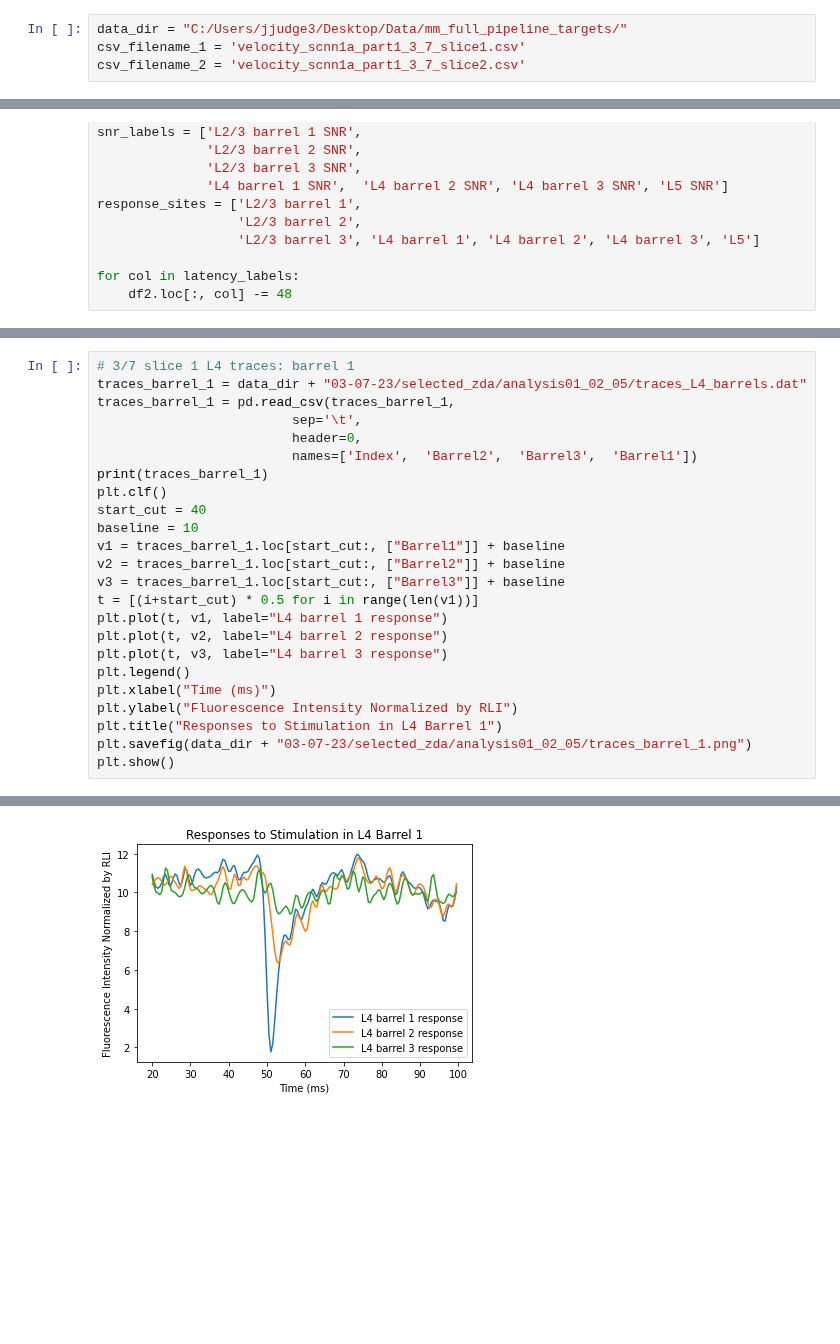
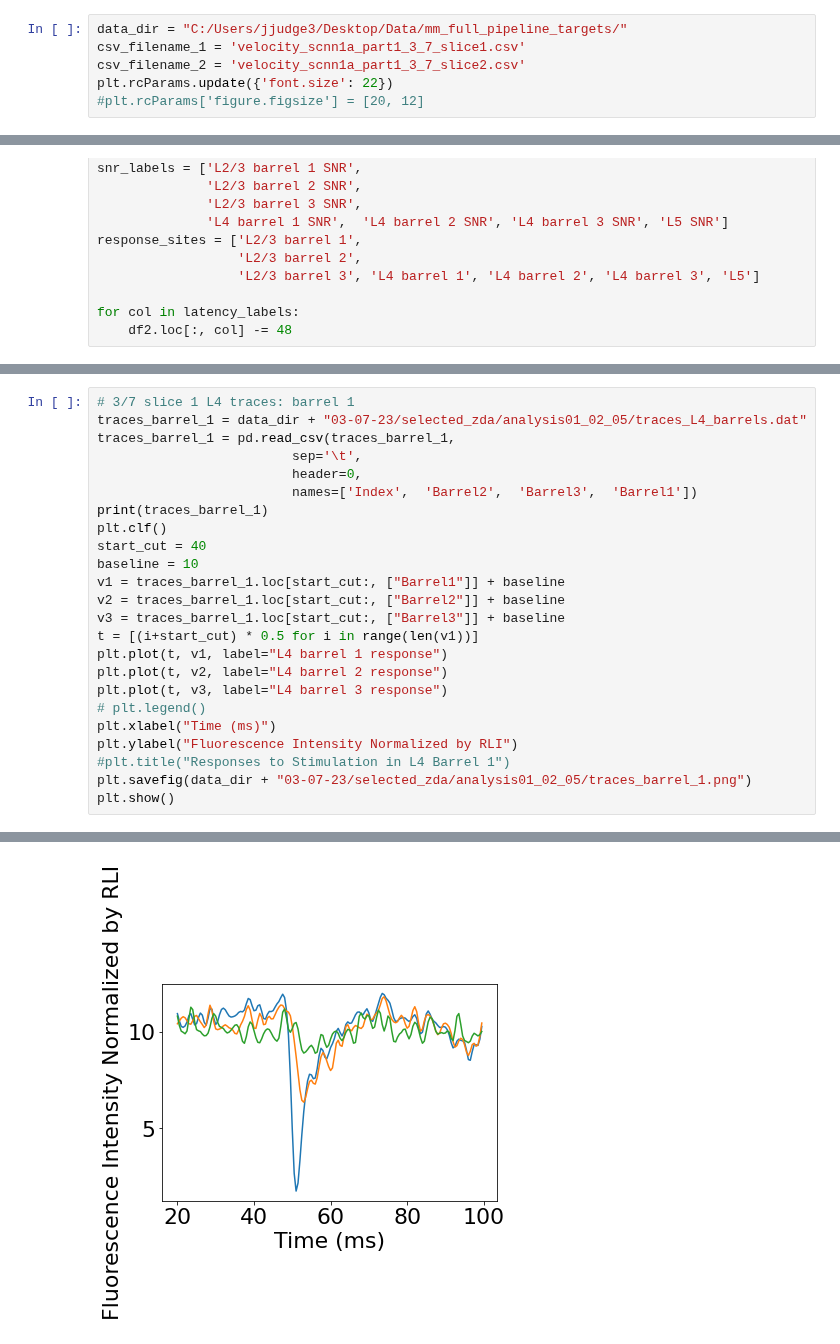
Before and after one commit to john-judge/TSM-to-ZDA, a Jupyter notebook: Fig1_May2023.ipynb, the cells around one changed output, grey strips where cells are left out. Drawn from its saved outputs; the diff is of its cells as text; blank space fills up the shorter version.

```diff
--- a/Fig1_May2023.ipynb
+++ b/Fig1_May2023.ipynb
@@ -10,6 +10,8 @@ import pandas as pd
 data_dir = "C:/Users/jjudge3/Desktop/Data/mm_full_pipeline_targets/"
 csv_filename_1 = 'velocity_scnn1a_part1_3_7_slice1.csv'
 csv_filename_2 = 'velocity_scnn1a_part1_3_7_slice2.csv'
+plt.rcParams.update({'font.size': 22})
+#plt.rcParams['figure.figsize'] = [20, 12]
 # %%
 df1 = pd.read_csv(data_dir + csv_filename_1)
 df1 = pd.DataFrame(df1)
@@ -129,36 +131,36 @@ traces_barrel_1 = pd.read_csv(traces_barrel_1,
 print(traces_barrel_1)
 plt.clf()
 start_cut = 40
 baseline = 10
 v1 = traces_barrel_1.loc[start_cut:, ["Barrel1"]] + baseline
 v2 = traces_barrel_1.loc[start_cut:, ["Barrel2"]] + baseline
 v3 = traces_barrel_1.loc[start_cut:, ["Barrel3"]] + baseline
 t = [(i+start_cut) * 0.5 for i in range(len(v1))]
 plt.plot(t, v1, label="L4 barrel 1 response")
 plt.plot(t, v2, label="L4 barrel 2 response")
 plt.plot(t, v3, label="L4 barrel 3 response")
-plt.legend()
+# plt.legend()
 plt.xlabel("Time (ms)")
 plt.ylabel("Fluorescence Intensity Normalized by RLI")
-plt.title("Responses to Stimulation in L4 Barrel 1")
+#plt.title("Responses to Stimulation in L4 Barrel 1")
 plt.savefig(data_dir + "03-07-23/selected_zda/analysis01_02_05/traces_barrel_1.png")
 plt.show()
 # %% [output]
      Index    Barrel2    Barrel3    Barrel1
 0        0 -16.717200 -13.305600 -17.308100
 1        1 -15.787400 -13.141200 -16.168200
 2        2 -14.659400 -12.542100 -14.759600
 3        3 -13.271700 -11.470000 -13.086400
 4        4 -11.881200 -10.189500 -11.500600
 ..     ...        ...        ...        ...
 195    195  -0.603303  -0.084445  -0.668206
 196    196  -0.753709  -0.149413  -0.677723
 197    197  -0.692895  -0.222337  -0.714717
 198    198  -0.230698  -0.155268  -0.391225
 199    199   0.443075   0.008784   0.263389
 
 [200 rows x 4 columns]
-[figure, old version]
+[figure, new version]
 # %%
 # 3/7 slice 1 L4 traces: barrel 2
 traces_barrel_1 = data_dir + "03-07-23/selected_zda/analysis01_03_03/traces_L4_barrels.dat"
```
Also changed, not shown: parts of 5 cells of this notebook, 1 other file.
